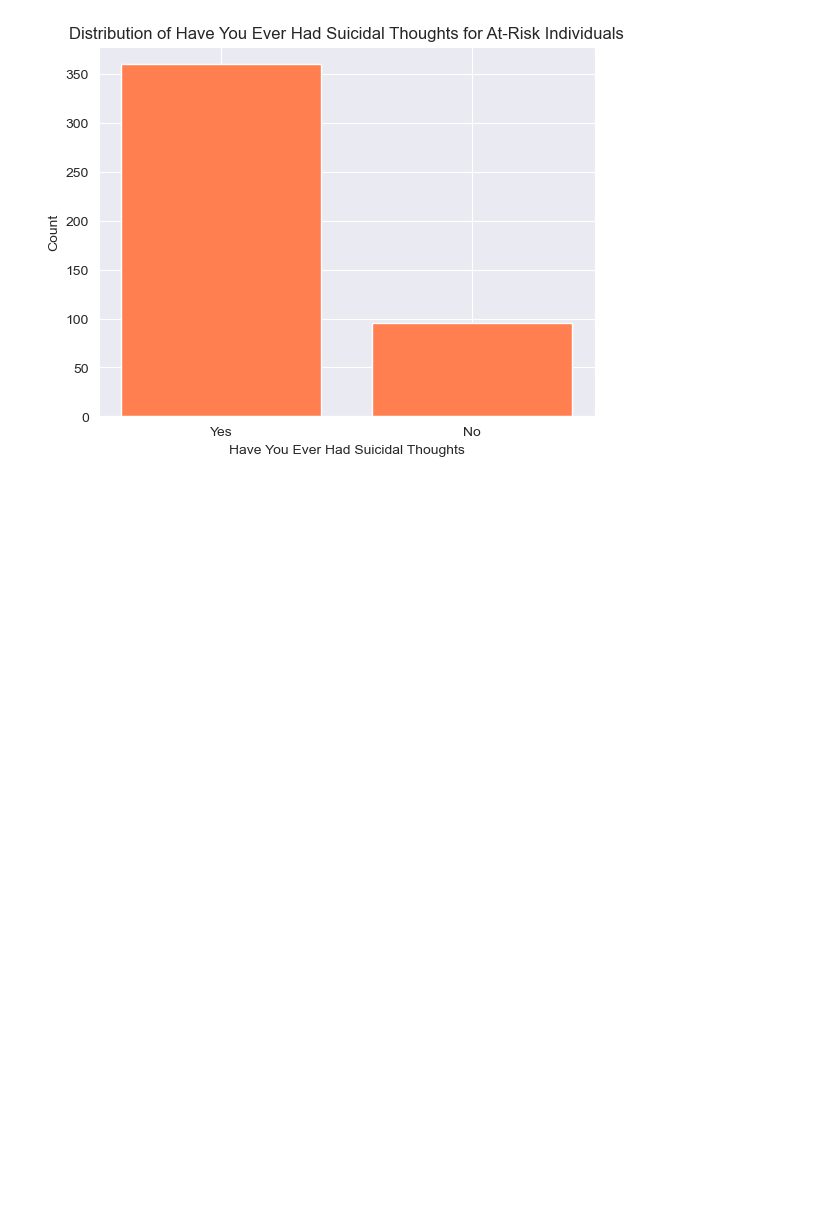
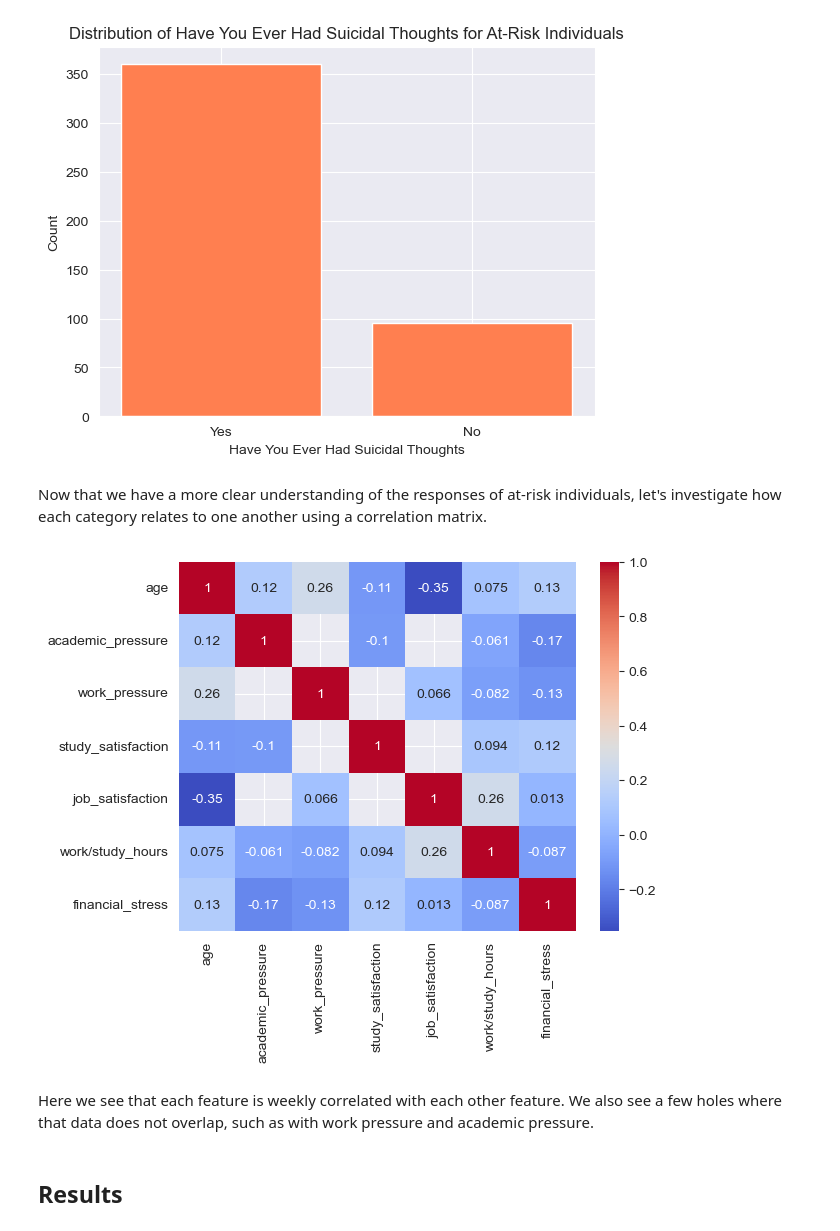
Before and after one commit to elijahlopez94/depression_survey_analysis, a Jupyter notebook: eda.ipynb, the cells around one changed output. Saved outputs shown, nothing was run; the diff lists cells and outputs as text; code cells hidden in the pictures; blank space fills up the shorter version.

```diff
--- a/eda.ipynb
+++ b/eda.ipynb
@@ -544,3 +570,14 @@ for column in sig_cols:
 [figure]
 [figure]
 [figure]
+# %% [markdown]
+Now that we have a more clear understanding of the responses of at-risk individuals, let's investigate how each category relates to one another using a correlation matrix.
+# %%
+corr_matrix = at_risk_df[stat_sig_num_cols].corr()
+sns.heatmap(corr_matrix, annot=True, cmap='coolwarm');
+# %% [output]
+[figure, added]
+# %% [markdown]
+Here we see that each feature is weekly correlated with each other feature. We also see a few holes where that data does not overlap, such as with work pressure and academic pressure.
+# %% [markdown]
+## Results
```
Also changed, not shown: parts of 46 cells of this notebook.
